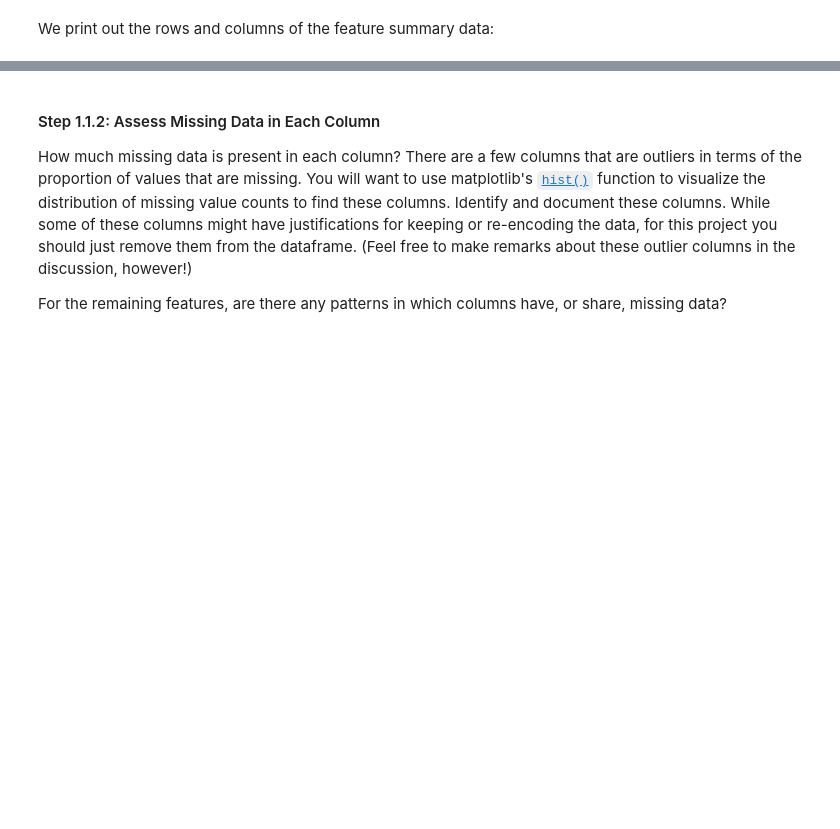
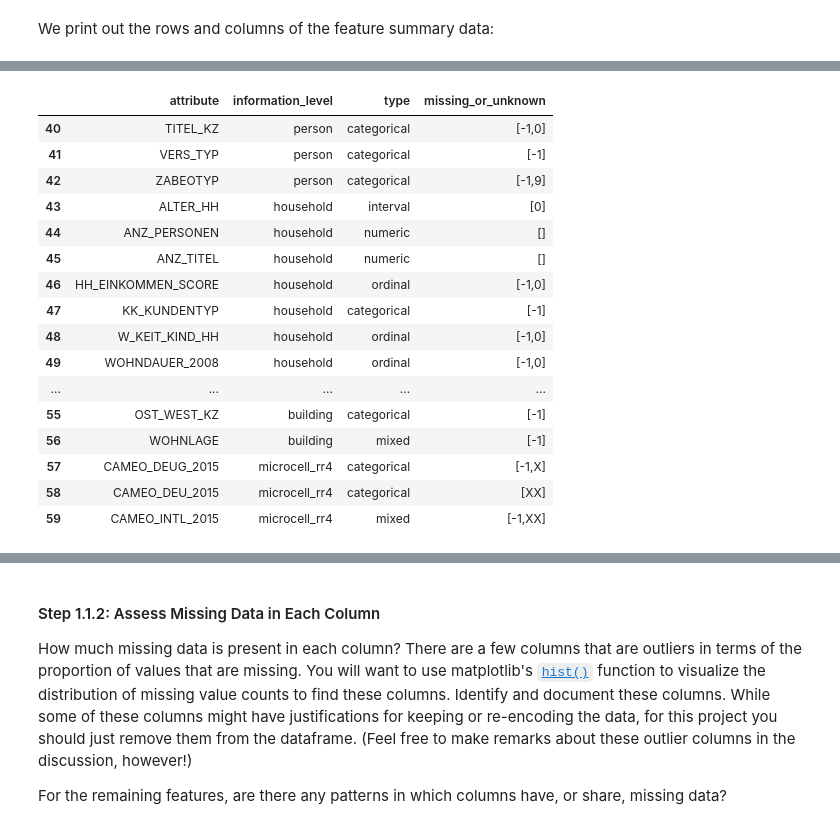
Before and after one commit to dguevar1/identify_customer_segments, a Jupyter notebook: Identify_Customer_Segments.ipynb, the cells around one changed output, grey strips where cells are left out. Saved outputs shown, nothing was run; the diff lists cells and outputs as text; code cells hidden in the pictures; blank space fills up the shorter version.

```diff
--- a/Identify_Customer_Segments.ipynb
+++ b/Identify_Customer_Segments.ipynb
@@ -256,0 +130,20 @@ general_population_data.to_csv("general_population_data_with_nans.csv", sep=data
+# %%
+feature_information.iloc[40:60]
+# %% [output]
+|  | attribute | information_level | type | missing_or_unknown |
+| 40 | TITEL_KZ | person | categorical | [-1,0] |
+| 41 | VERS_TYP | person | categorical | [-1] |
+| 42 | ZABEOTYP | person | categorical | [-1,9] |
+| 43 | ALTER_HH | household | interval | [0] |
+| 44 | ANZ_PERSONEN | household | numeric | [] |
+| 45 | ANZ_TITEL | household | numeric | [] |
+| 46 | HH_EINKOMMEN_SCORE | household | ordinal | [-1,0] |
+| 47 | KK_KUNDENTYP | household | categorical | [-1] |
+| 48 | W_KEIT_KIND_HH | household | ordinal | [-1,0] |
+| 49 | WOHNDAUER_2008 | household | ordinal | [-1,0] |
+| ... | ... | ... | ... | ... |
+| 55 | OST_WEST_KZ | building | categorical | [-1] |
+| 56 | WOHNLAGE | building | mixed | [-1] |
+| 57 | CAMEO_DEUG_2015 | microcell_rr4 | categorical | [-1,X] |
+| 58 | CAMEO_DEU_2015 | microcell_rr4 | categorical | [XX] |
+| 59 | CAMEO_INTL_2015 | microcell_rr4 | mixed | [-1,XX] |
```
Also changed, not shown: parts of 93 cells of this notebook.
